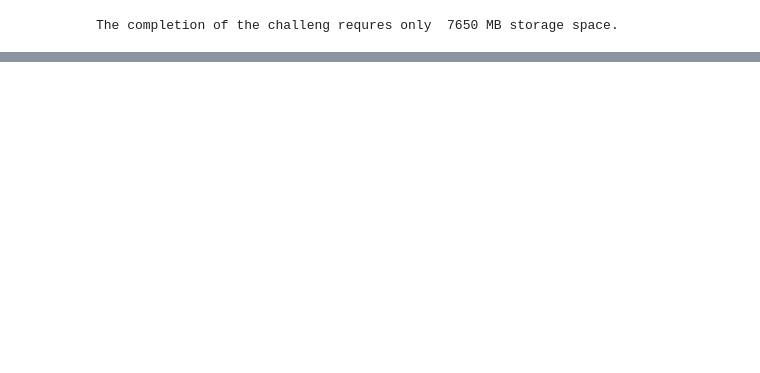
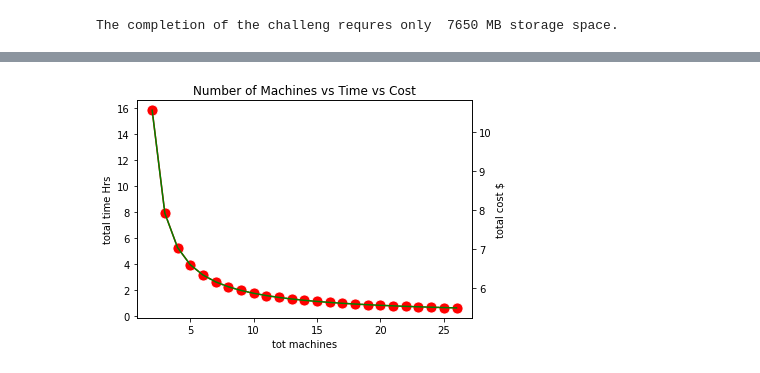
Before and after one commit to ilante/BDP-projcect-aws-main, a Jupyter notebook: stats/HTcondor_stats.ipynb, the cells around one changed output, grey strips where cells are left out. Saved outputs shown, nothing was run; the diff lists cells and outputs as text; code cells hidden in the pictures; blank space fills up the shorter version.

```diff
--- a/stats/HTcondor_stats.ipynb
+++ b/stats/HTcondor_stats.ipynb
@@ -367,0 +454,10 @@ The completion of the challeng requres only  7650 MB storage space.
+# %%
+ax = sn.lineplot(data=t_c_nm, x='tot machines', y='total time Hrs', markersize=11, marker="o", color="red")
+ax.twinx()
+ax = sn.lineplot(data=t_c_nm, x='tot machines', y='total cost $', markersize=11, color="green")
+ax.set(title='Number of Machines vs Time vs Cost')
+fig1 = ax.get_figure()
+fig1.savefig('/Users/ila/01_unibo/BDP-projcect-aws-main/stats/n_machines_time_cost.png')
+# fig1.savefig('/Users/ila/01_unibo/BDP-projcect-aws-main/stats/n_machines_time_cost.pdf')
+# %% [output]
+[figure, added]
```
Also changed, not shown: parts of 29 cells of this notebook.
